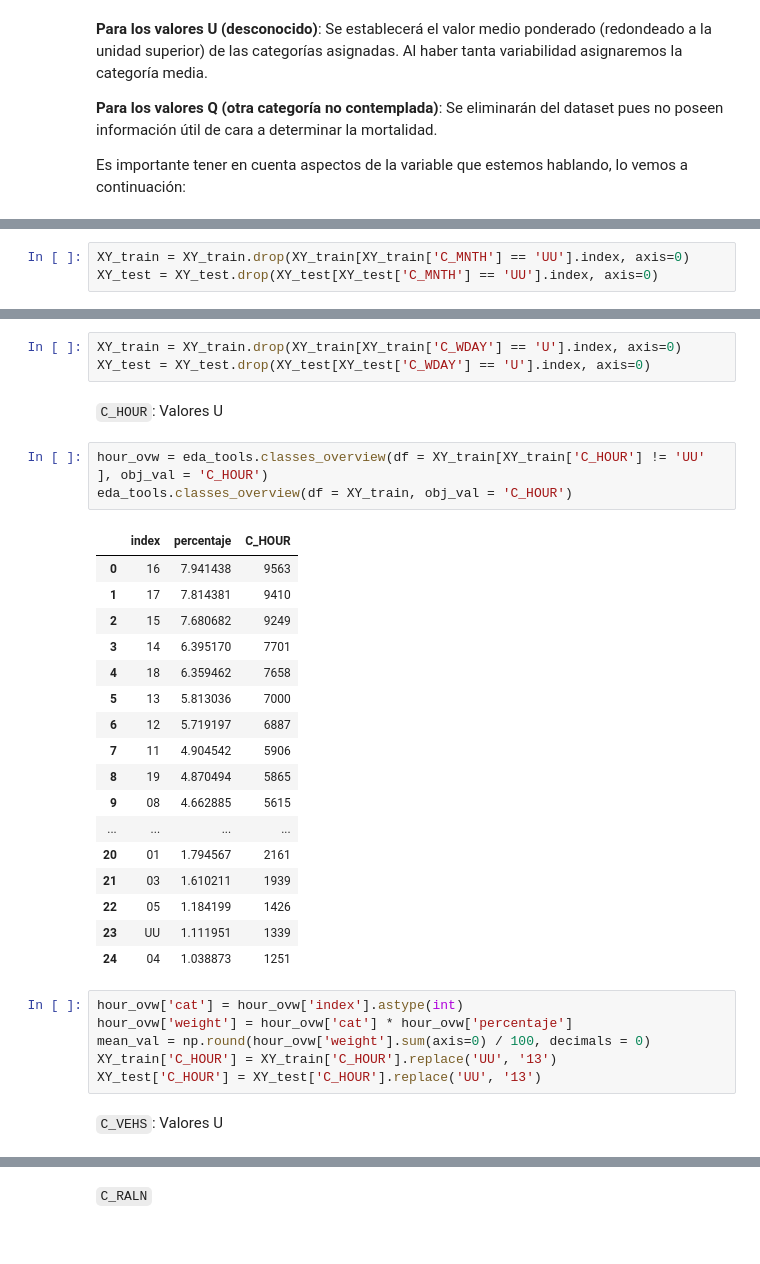
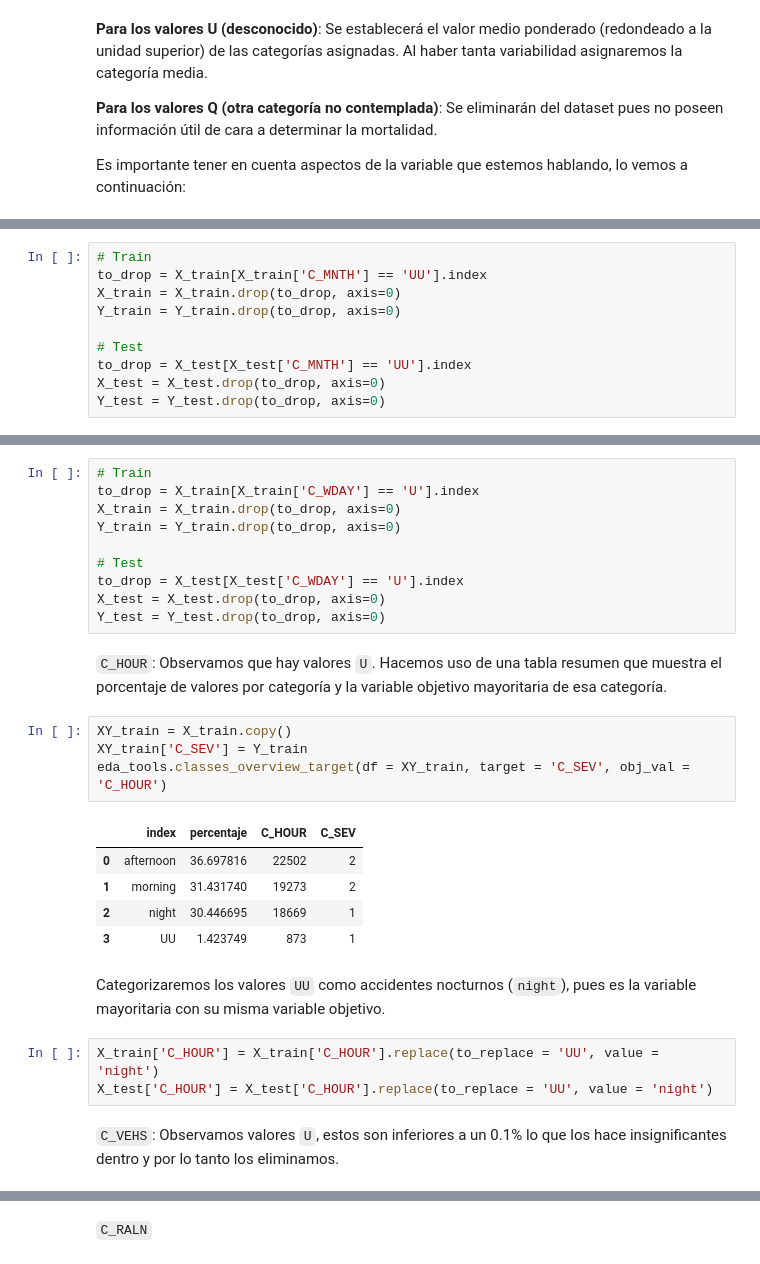
Before and after one commit to carviagu/canadian_car_accidents, a Jupyter notebook: notebooks/03_PreprocessingCSEV.ipynb, the cells around one changed output, grey strips where cells are left out. Cells and saved outputs as stored; diff of their text form.

````diff
--- a/notebooks/03_PreprocessingCSEV.ipynb
+++ b/notebooks/03_PreprocessingCSEV.ipynb
@@ -245,4 +221,11 @@ eda_tools.classes_overview(df = XY_train, obj_val = 'C_MNTH')
 # %%
-XY_train = XY_train.drop(XY_train[XY_train['C_MNTH'] == 'UU'].index, axis=0)
-XY_test = XY_test.drop(XY_test[XY_test['C_MNTH'] == 'UU'].index, axis=0)
+# Train
+to_drop = X_train[X_train['C_MNTH'] == 'UU'].index
+X_train = X_train.drop(to_drop, axis=0)
+Y_train = Y_train.drop(to_drop, axis=0)
+
+# Test
+to_drop = X_test[X_test['C_MNTH'] == 'UU'].index
+X_test = X_test.drop(to_drop, axis=0)
+Y_test = Y_test.drop(to_drop, axis=0)
 # %% [markdown]
@@ -262,34 +233,29 @@ eda_tools.classes_overview(df = XY_train, obj_val = 'C_WDAY')
 # %%
-XY_train = XY_train.drop(XY_train[XY_train['C_WDAY'] == 'U'].index, axis=0)
-XY_test = XY_test.drop(XY_test[XY_test['C_WDAY'] == 'U'].index, axis=0)
+# Train
+to_drop = X_train[X_train['C_WDAY'] == 'U'].index
+X_train = X_train.drop(to_drop, axis=0)
+Y_train = Y_train.drop(to_drop, axis=0)
+
+# Test
+to_drop = X_test[X_test['C_WDAY'] == 'U'].index
+X_test = X_test.drop(to_drop, axis=0)
+Y_test = Y_test.drop(to_drop, axis=0)
 # %% [markdown]
-```C_HOUR```: Valores U
+```C_HOUR```: Observamos que hay valores ```U```. Hacemos uso de una tabla resumen que muestra el porcentaje de valores por categoría y la variable objetivo mayoritaria de esa categoría.
 # %%
-hour_ovw = eda_tools.classes_overview(df = XY_train[XY_train['C_HOUR'] != 'UU' ], obj_val = 'C_HOUR')
-eda_tools.classes_overview(df = XY_train, obj_val = 'C_HOUR')
+XY_train = X_train.copy()
+XY_train['C_SEV'] = Y_train
+eda_tools.classes_overview_target(df = XY_train, target = 'C_SEV', obj_val = 'C_HOUR')
 # %% [output]
-|  | index | percentaje | C_HOUR |
-| 0 | 16 | 7.941438 | 9563 |
-| 1 | 17 | 7.814381 | 9410 |
-| 2 | 15 | 7.680682 | 9249 |
-| 3 | 14 | 6.395170 | 7701 |
-| 4 | 18 | 6.359462 | 7658 |
-| 5 | 13 | 5.813036 | 7000 |
-| 6 | 12 | 5.719197 | 6887 |
-| 7 | 11 | 4.904542 | 5906 |
-| 8 | 19 | 4.870494 | 5865 |
-| 9 | 08 | 4.662885 | 5615 |
-| ... | ... | ... | ... |
-| 20 | 01 | 1.794567 | 2161 |
-| 21 | 03 | 1.610211 | 1939 |
-| 22 | 05 | 1.184199 | 1426 |
-| 23 | UU | 1.111951 | 1339 |
-| 24 | 04 | 1.038873 | 1251 |
+|  | index | percentaje | C_HOUR | C_SEV |
+| 0 | afternoon | 36.697816 | 22502 | 2 |
+| 1 | morning | 31.431740 | 19273 | 2 |
+| 2 | night | 30.446695 | 18669 | 1 |
+| 3 | UU | 1.423749 | 873 | 1 |
+# %% [markdown]
+Categorizaremos los valores ```UU``` como accidentes nocturnos (```night```), pues es la variable mayoritaria con su misma variable objetivo.
 # %%
-hour_ovw['cat'] = hour_ovw['index'].astype(int)
-hour_ovw['weight'] = hour_ovw['cat'] * hour_ovw['percentaje']
-mean_val = np.round(hour_ovw['weight'].sum(axis=0) / 100, decimals = 0)
-XY_train['C_HOUR'] = XY_train['C_HOUR'].replace('UU', '13')
-XY_test['C_HOUR'] = XY_test['C_HOUR'].replace('UU', '13')
+X_train['C_HOUR'] = X_train['C_HOUR'].replace(to_replace = 'UU', value = 'night')
+X_test['C_HOUR'] = X_test['C_HOUR'].replace(to_replace = 'UU', value = 'night')
 # %% [markdown]
-```C_VEHS```: Valores U
+```C_VEHS```: Observamos valores ```U```, estos son inferiores a un 0.1% lo que los hace insignificantes dentro y por lo tanto los eliminamos.
````
Also changed, not shown: parts of 60 cells of this notebook, 2 other files.
